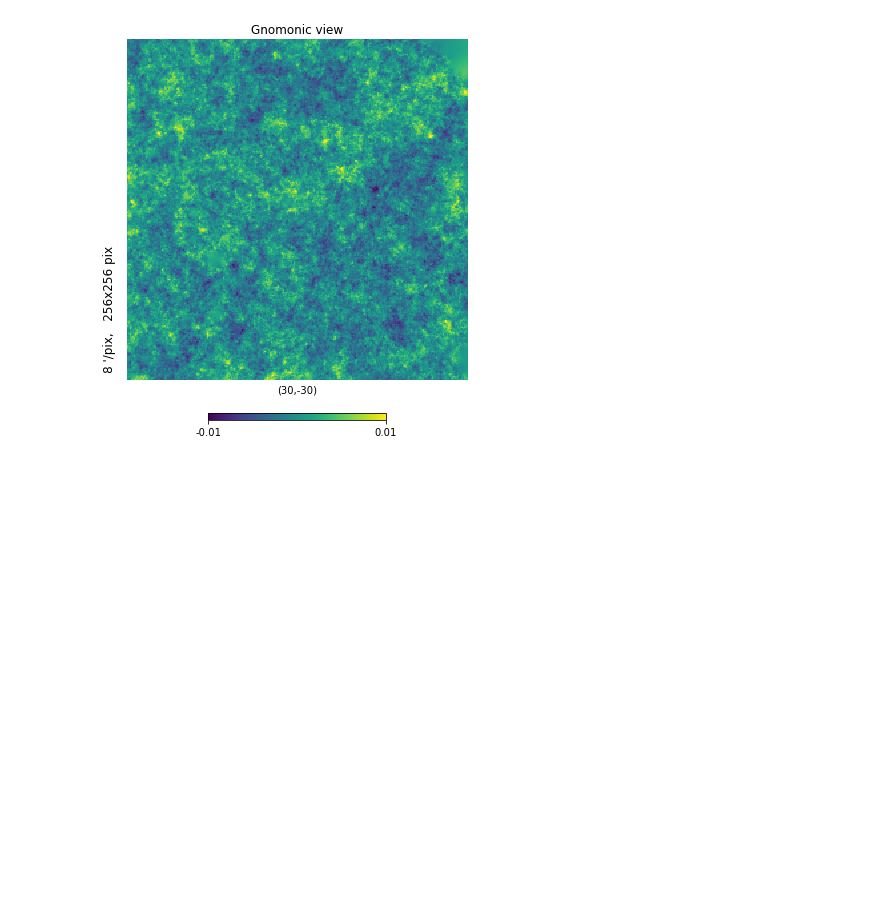
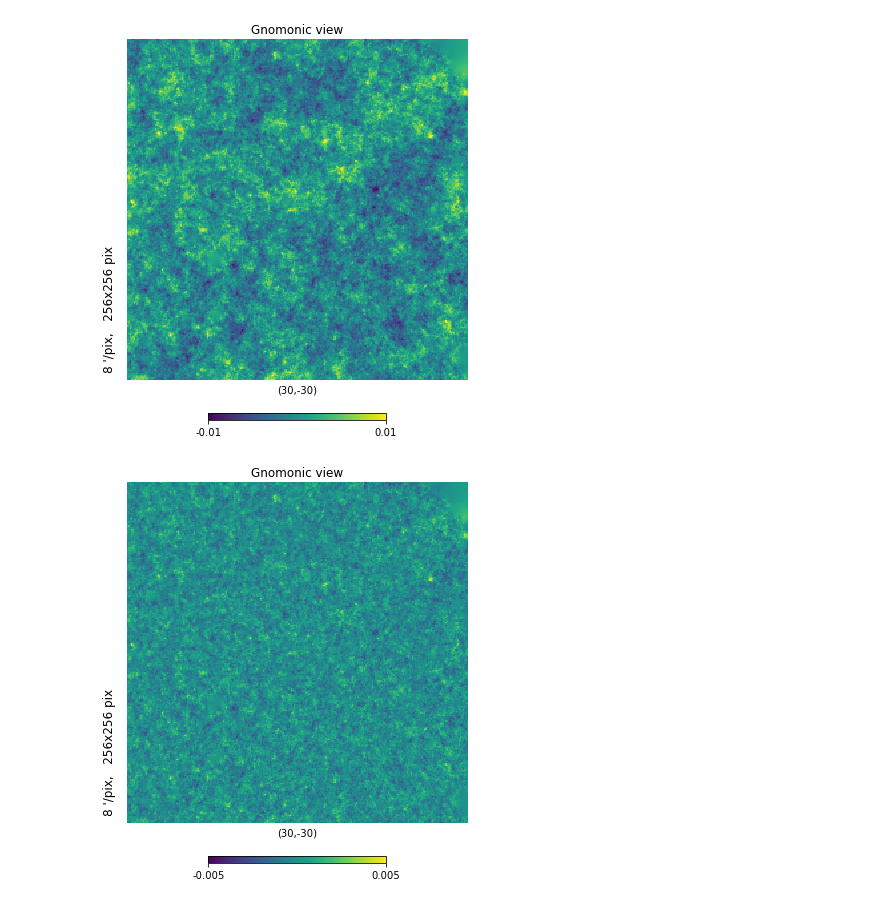
Before and after one commit to NiallJeffrey/wiener_sphere, a Jupyter notebook: wiener_implementation_method1.ipynb, the cells around one changed output. Saved outputs shown, nothing was run; the diff lists cells and outputs as text; code cells hidden in the pictures; blank space fills up the shorter version.

```diff
--- a/wiener_implementation_method1.ipynb
+++ b/wiener_implementation_method1.ipynb
@@ -201,3 +201,7 @@ hp.gnomview(s_eb1[1], reso = 8, rot=(30,-30), xsize = 256, min=-0.01, max=0.01)
 hp.gnomview(test_map_eb2, reso = 8, rot=(30,-30), xsize = 256, min=-0.01, max=0.01)
 # %% [output]
 [figure]
+# %%
+hp.gnomview(test_map_eb2-s_eb1[1], reso = 8, rot=(30,-30), xsize = 256, min=-0.005, max=0.005)
+# %% [output]
+[figure, added]
```
